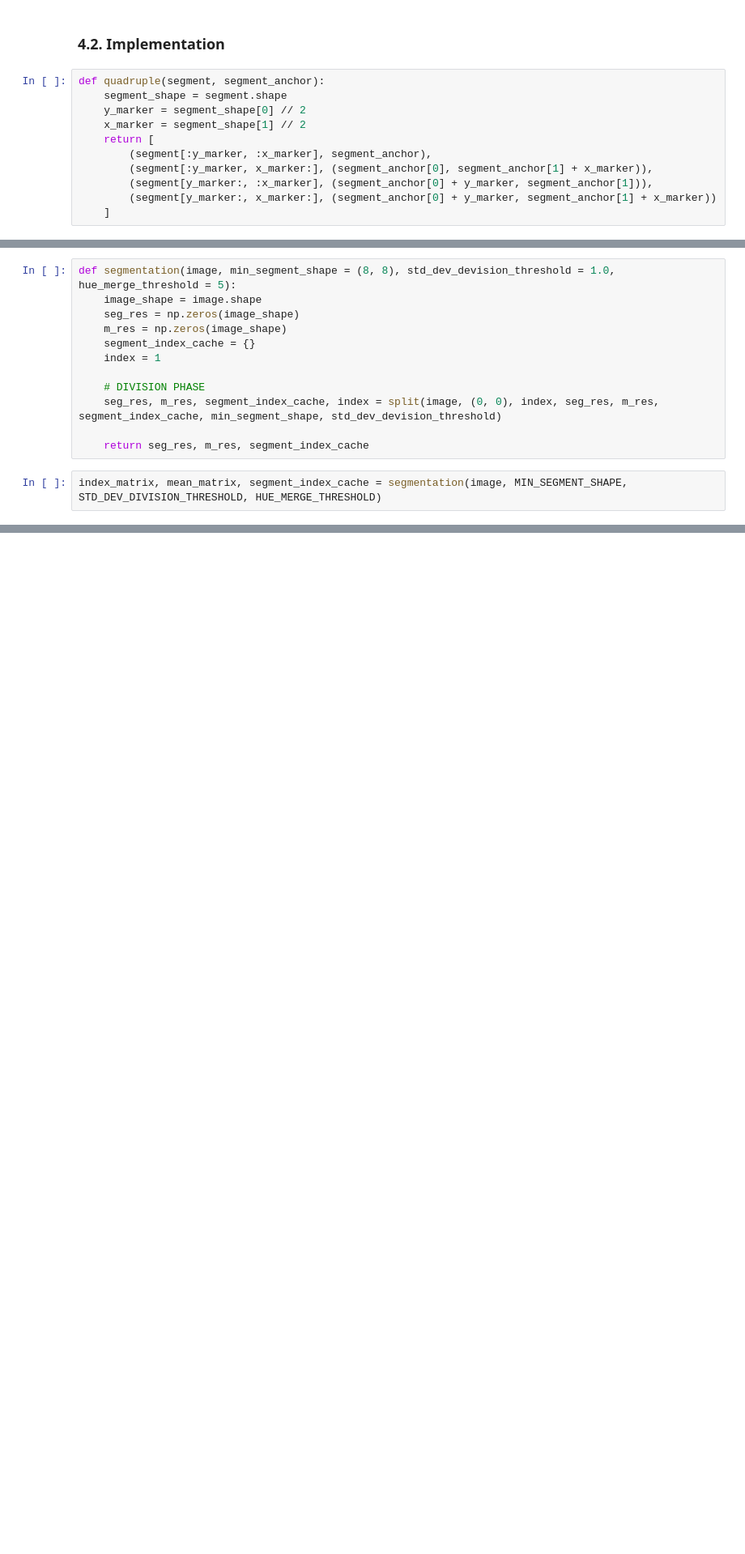
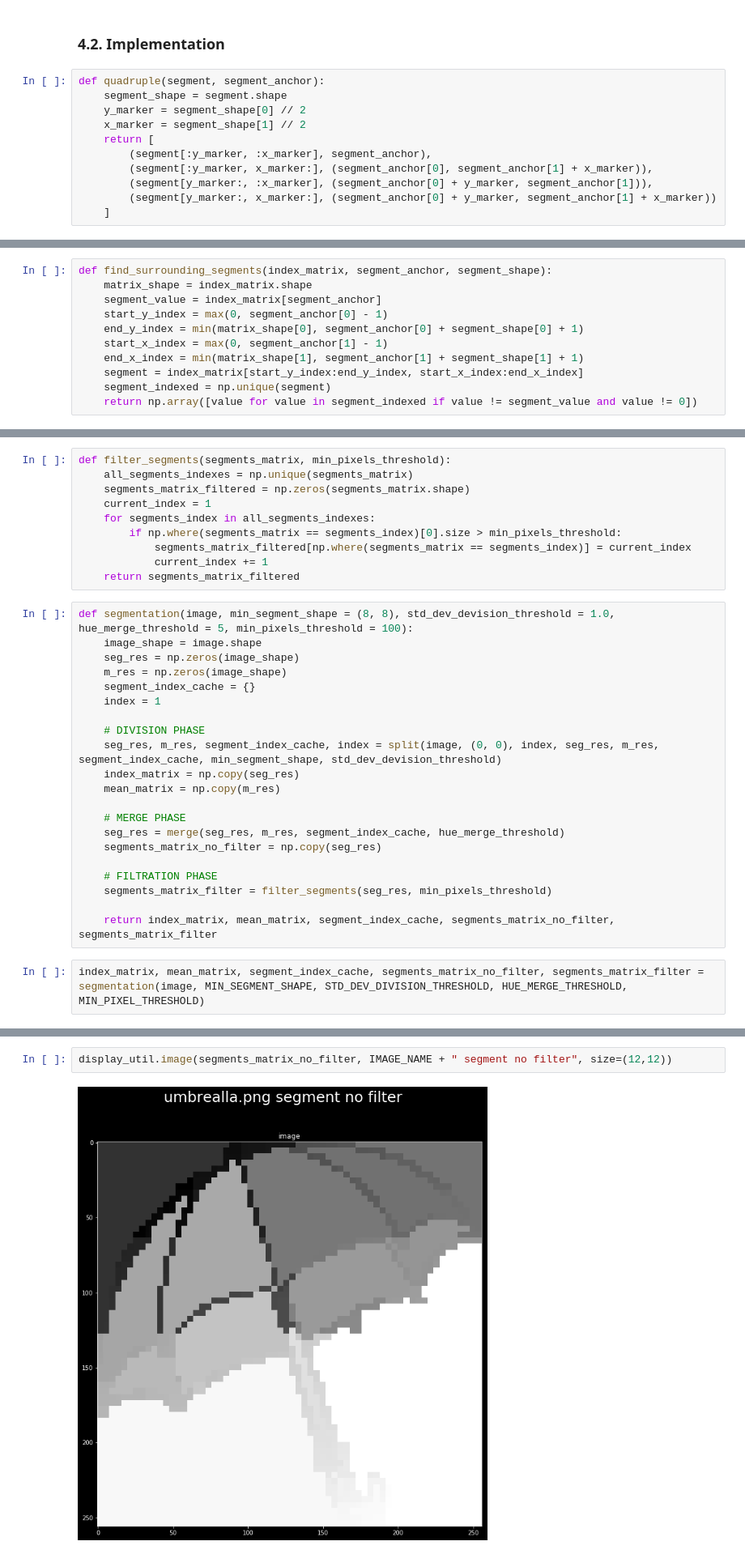
Before and after one commit to SkalskiP/ILearnComputerVision.py, a Jupyter notebook: 10_Image_segmentation/labs/Task_10_2_Segmentation_by_division_and_merging.ipynb, the cells around one changed output, grey strips where cells are left out. Shown at 81% size. Saved outputs shown, nothing was run; the diff lists cells and outputs as text; blank space fills up the shorter version.

```diff
--- a/10_Image_segmentation/labs/Task_10_2_Segmentation_by_division_and_merging.ipynb
+++ b/10_Image_segmentation/labs/Task_10_2_Segmentation_by_division_and_merging.ipynb
@@ -76,3 +77,14 @@ def split(segment, segment_anchor, index, seg_res, m_res, segment_index_cache, m
         segment_index_cache[index] = (segment_anchor, segment_shape)
         index += 1
         return seg_res, m_res, segment_index_cache, index
+# %%
+def find_surrounding_segments(index_matrix, segment_anchor, segment_shape):
+    matrix_shape = index_matrix.shape
+    segment_value = index_matrix[segment_anchor]
+    start_y_index = max(0, segment_anchor[0] - 1)
+    end_y_index = min(matrix_shape[0], segment_anchor[0] + segment_shape[0] + 1)
+    start_x_index = max(0, segment_anchor[1] - 1)
+    end_x_index = min(matrix_shape[1], segment_anchor[1] + segment_shape[1] + 1)
+    segment = index_matrix[start_y_index:end_y_index, start_x_index:end_x_index]
+    segment_indexed = np.unique(segment)
+    return np.array([value for value in segment_indexed if value != segment_value and value != 0])
@@ -79,5 +114,15 @@ def split(segment, segment_anchor, index, seg_res, m_res, segment_index_cache, m
+# %%
+def filter_segments(segments_matrix, min_pixels_threshold):
+    all_segments_indexes = np.unique(segments_matrix)
+    segments_matrix_filtered = np.zeros(segments_matrix.shape)
+    current_index = 1
+    for segments_index in all_segments_indexes:
+        if np.where(segments_matrix == segments_index)[0].size > min_pixels_threshold:
+            segments_matrix_filtered[np.where(segments_matrix == segments_index)] = current_index
+            current_index += 1
+    return segments_matrix_filtered
 # %%
-def segmentation(image, min_segment_shape = (8, 8), std_dev_devision_threshold = 1.0, hue_merge_threshold = 5):
+def segmentation(image, min_segment_shape = (8, 8), std_dev_devision_threshold = 1.0, hue_merge_threshold = 5, min_pixels_threshold = 100):
     image_shape = image.shape
     seg_res = np.zeros(image_shape)
     m_res = np.zeros(image_shape)
@@ -86,10 +131,19 @@ def segmentation(image, min_segment_shape = (8, 8), std_dev_devision_threshold =
 
     # DIVISION PHASE
     seg_res, m_res, segment_index_cache, index = split(image, (0, 0), index, seg_res, m_res, segment_index_cache, min_segment_shape, std_dev_devision_threshold)
+    index_matrix = np.copy(seg_res)
+    mean_matrix = np.copy(m_res)
 
-    return seg_res, m_res, segment_index_cache
+    # MERGE PHASE
+    seg_res = merge(seg_res, m_res, segment_index_cache, hue_merge_threshold)
+    segments_matrix_no_filter = np.copy(seg_res)
+
+    # FILTRATION PHASE
+    segments_matrix_filter = filter_segments(seg_res, min_pixels_threshold)
+
+    return index_matrix, mean_matrix, segment_index_cache, segments_matrix_no_filter, segments_matrix_filter
 # %%
-index_matrix, mean_matrix, segment_index_cache = segmentation(image, MIN_SEGMENT_SHAPE, STD_DEV_DIVISION_THRESHOLD, HUE_MERGE_THRESHOLD)
+index_matrix, mean_matrix, segment_index_cache, segments_matrix_no_filter, segments_matrix_filter = segmentation(image, MIN_SEGMENT_SHAPE, STD_DEV_DIVISION_THRESHOLD, HUE_MERGE_THRESHOLD, MIN_PIXEL_THRESHOLD)
 # %%
 display_util.image(index_matrix, IMAGE_NAME + " segment indexes", size=(12,12))
 # %% [output]
@@ -120,0 +155,4 @@ segment_index_cache
+# %%
+display_util.image(segments_matrix_no_filter, IMAGE_NAME + " segment no filter", size=(12,12))
+# %% [output]
+[figure, added]
```
Also changed, not shown: parts of 4 cells of this notebook.
